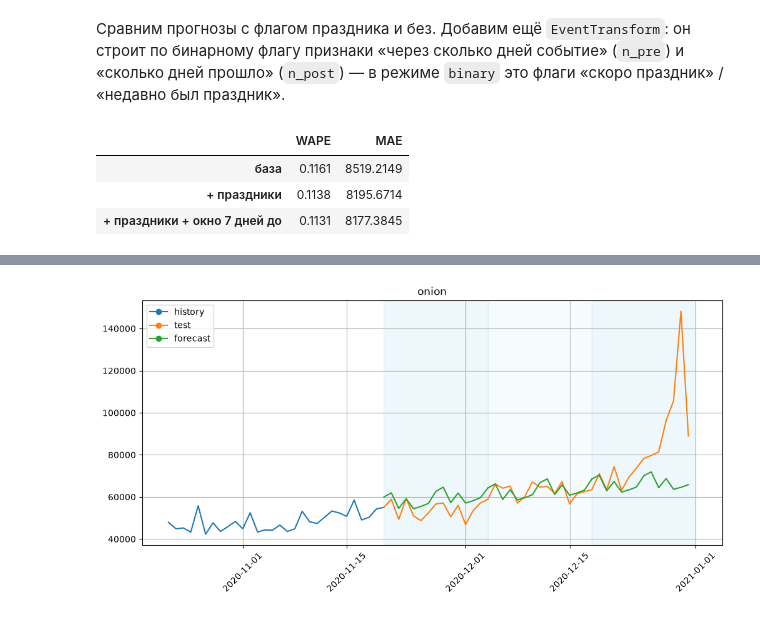
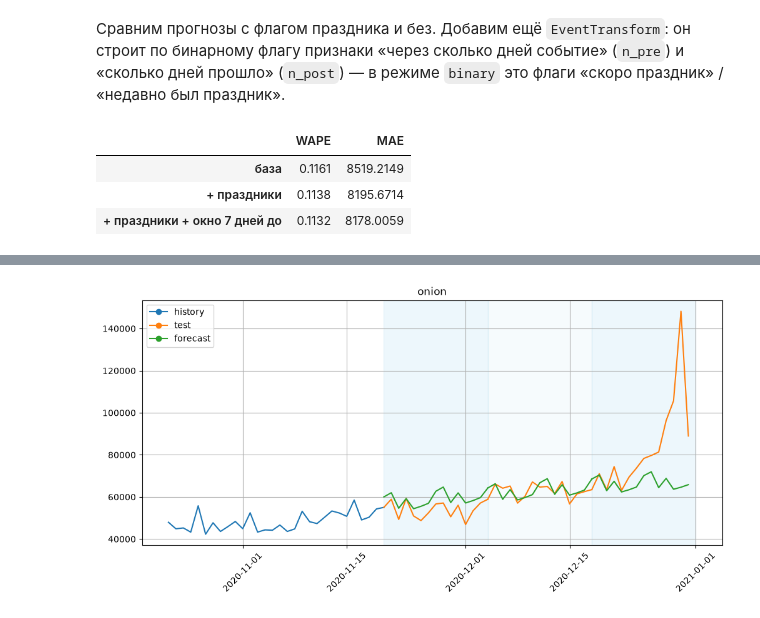
Before and after one commit to alex-hse-repository/time-series-cu-2026, a Jupyter notebook: week_7/part_1/1. Постановка и календарные признаки.ipynb, the cells around one changed output, grey strips where cells are left out. Cells and saved outputs as stored; diff of their text form; code cells hidden in the pictures.

```diff
--- a/week_7/part_1/1. Постановка и календарные признаки.ipynb
+++ b/week_7/part_1/1. Постановка и календарные признаки.ipynb
@@ -460,17 +501,17 @@ print("Даты 2020 года:", ", ".join(day.strftime("%d.%m") for day in flag
 # %%
 results = {
     "база": common.backtest(LinearPerSegmentModel(), base, onion, HORIZON),
     "+ праздники": common.backtest(LinearPerSegmentModel(), base + [holidays], onion, HORIZON),
     "+ праздники + окно 7 дней до": common.backtest(
         LinearPerSegmentModel(),
-        base + [holidays, EventTransform(in_column="holiday", out_column="event", n_pre=7, n_post=1)],
+        base + [holidays, EventTransform(in_column="holiday", out_column="event", n_pre=10, n_post=1)],
         onion,
         HORIZON,
     ),
 }
 common.compare(results)
 # %% [output]
 |  | WAPE | MAE |
 | база | 0.1161 | 8519.2149 |
 | + праздники | 0.1138 | 8195.6714 |
-| + праздники + окно 7 дней до | 0.1131 | 8177.3845 |
+| + праздники + окно 7 дней до | 0.1132 | 8178.0059 |
```
Also changed, not shown: parts of 16 cells of this notebook, 4 other files.
